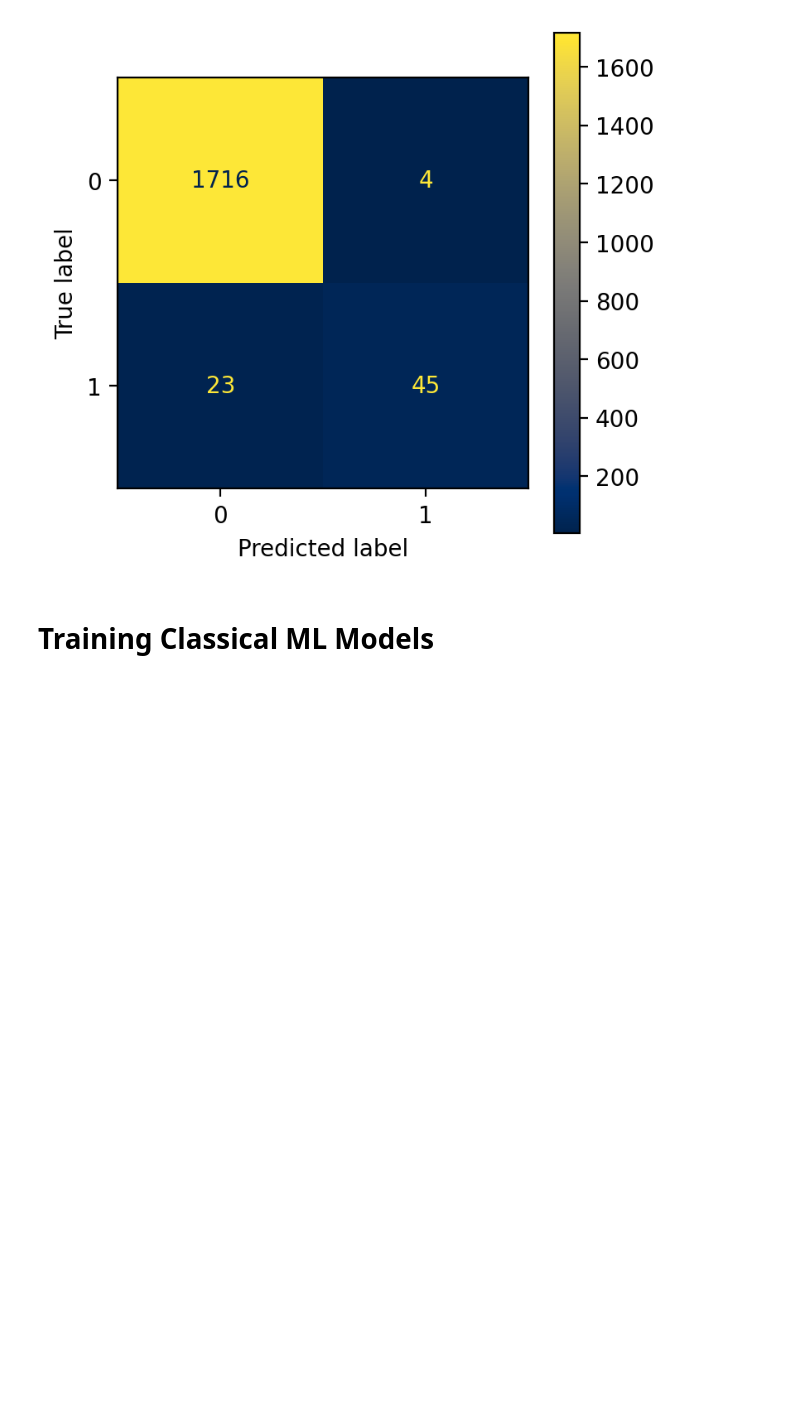
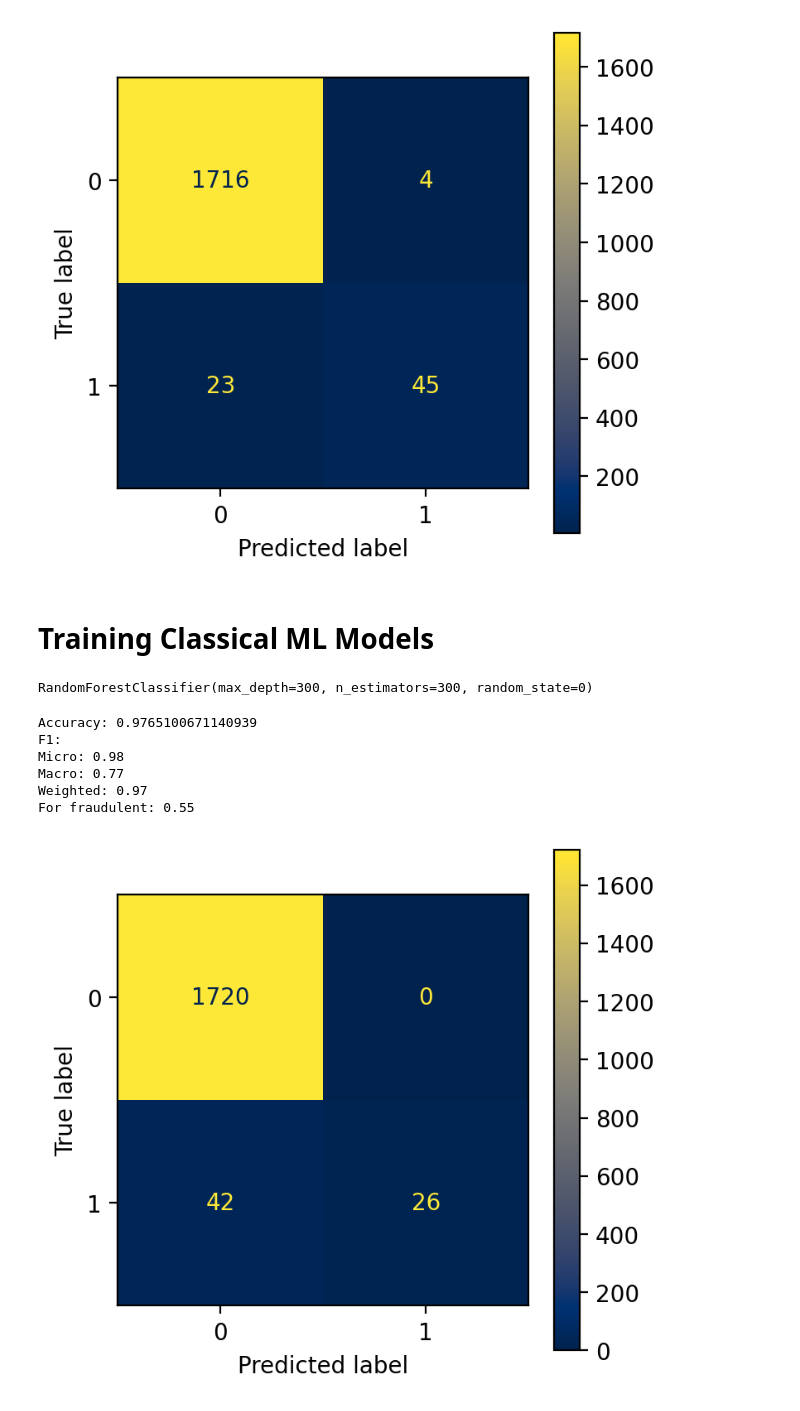
Before and after one commit to KilRil/Fake-job-postings, a Jupyter notebook: Fake_job_postings.ipynb, the cells around one changed output. Cells and saved outputs as stored; diff of their text form; code cells hidden in the pictures; blank space fills up the shorter version.

```diff
--- a/Fake_job_postings.ipynb
+++ b/Fake_job_postings.ipynb
@@ -415,3 +416,31 @@ plt.show()
 [figure]
 # %% [markdown]
 # Training Classical ML Models
+# %%
+rfc = RandomForestClassifier(n_estimators=300, max_depth=300, random_state=0)
+# %%
+rfc.fit(embedded_features_train.reshape(len(df), -1), target_train)
+# %% [output]
+RandomForestClassifier(max_depth=300, n_estimators=300, random_state=0)
+# %%
+predicted = rfc.predict(embedded_features_val.reshape(len(df), -1))
+# %%
+print("Accuracy:",accuracy_score(target_val, predicted))
+print("F1:")
+print("Micro:",round(f1_score(target_val, predicted, average="micro"), 2))
+print("Macro:",round(f1_score(target_val, predicted, average="macro"), 2))
+print("Weighted:",round(f1_score(target_val, predicted, average="weighted"), 2))
+print("For fraudulent:",round(f1_score(target_val, predicted, average="binary"), 2))
+# %% [output]
+Accuracy: 0.9765100671140939
+F1:
+Micro: 0.98
+Macro: 0.77
+Weighted: 0.97
+For fraudulent: 0.55
+# %%
+fig, ax = plt.subplots(figsize=(4, 4), dpi=200)
+ConfusionMatrixDisplay(confusion_matrix=confusion_matrix(target_val, predicted)).plot(cmap='cividis', ax=ax)
+plt.show()
+# %% [output]
+[figure, added]
```
Also changed, not shown: parts of 8 cells of this notebook.
